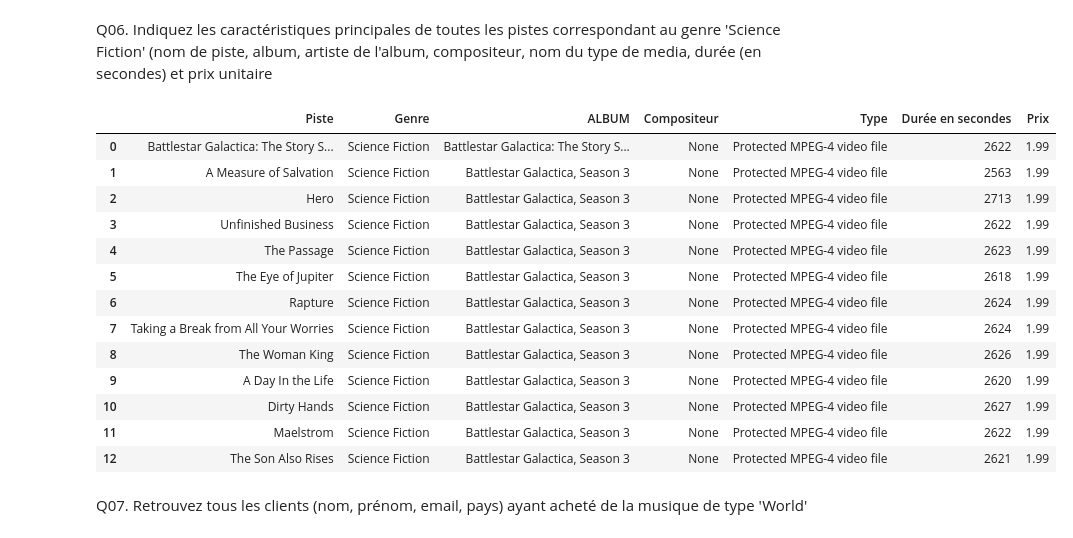
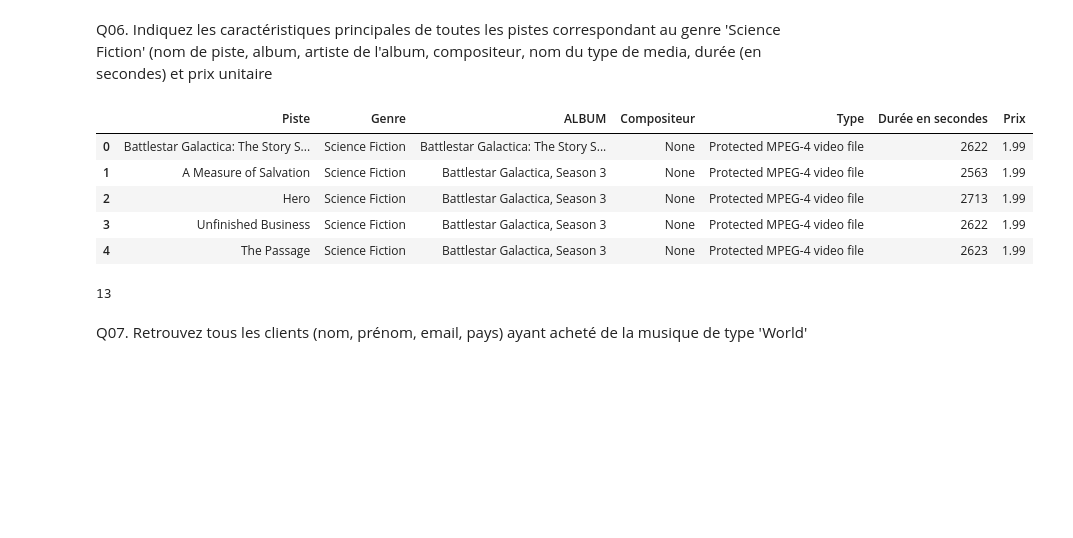
Before and after one commit to maypel/brief_chinook_digital, a Jupyter notebook: p1-exploration.ipynb, the cells around one changed output. Drawn from its saved outputs; the diff is of its cells as text; code cells hidden in the pictures; blank space fills up the shorter version.

```diff
--- a/p1-exploration.ipynb
+++ b/p1-exploration.ipynb
@@ -174,22 +177,18 @@ INNER JOIN albums a2 ON t.AlbumId = a2.AlbumId
 WHERE g.Name = 'Science Fiction'"""
 # %%
 results = pd.read_sql_query(query, conn)
-results
+results.head(5)
 # %% [output]
 |  | Piste | Genre | ALBUM | Compositeur | Type | Durée en secondes | Prix |
 | 0 | Battlestar Galactica: The Story S... | Science Fiction | Battlestar Galactica: The Story S... | None | Protected MPEG-4 video file | 2622 | 1.99 |
 | 1 | A Measure of Salvation | Science Fiction | Battlestar Galactica, Season 3 | None | Protected MPEG-4 video file | 2563 | 1.99 |
 | 2 | Hero | Science Fiction | Battlestar Galactica, Season 3 | None | Protected MPEG-4 video file | 2713 | 1.99 |
 | 3 | Unfinished Business | Science Fiction | Battlestar Galactica, Season 3 | None | Protected MPEG-4 video file | 2622 | 1.99 |
 | 4 | The Passage | Science Fiction | Battlestar Galactica, Season 3 | None | Protected MPEG-4 video file | 2623 | 1.99 |
-| 5 | The Eye of Jupiter | Science Fiction | Battlestar Galactica, Season 3 | None | Protected MPEG-4 video file | 2618 | 1.99 |
-| 6 | Rapture | Science Fiction | Battlestar Galactica, Season 3 | None | Protected MPEG-4 video file | 2624 | 1.99 |
-| 7 | Taking a Break from All Your Worries | Science Fiction | Battlestar Galactica, Season 3 | None | Protected MPEG-4 video file | 2624 | 1.99 |
-| 8 | The Woman King | Science Fiction | Battlestar Galactica, Season 3 | None | Protected MPEG-4 video file | 2626 | 1.99 |
-| 9 | A Day In the Life | Science Fiction | Battlestar Galactica, Season 3 | None | Protected MPEG-4 video file | 2620 | 1.99 |
-| 10 | Dirty Hands | Science Fiction | Battlestar Galactica, Season 3 | None | Protected MPEG-4 video file | 2627 | 1.99 |
-| 11 | Maelstrom | Science Fiction | Battlestar Galactica, Season 3 | None | Protected MPEG-4 video file | 2622 | 1.99 |
-| 12 | The Son Also Rises | Science Fiction | Battlestar Galactica, Season 3 | None | Protected MPEG-4 video file | 2621 | 1.99 |
+# %%
+len(results)
+# %% [output]
+13
 # %% [markdown]
 Q07. Retrouvez tous les clients (nom, prénom, email, pays) ayant acheté de la musique de type 'World'
 # %%
```
Also changed, not shown: parts of 28 cells of this notebook, 5 other files.
